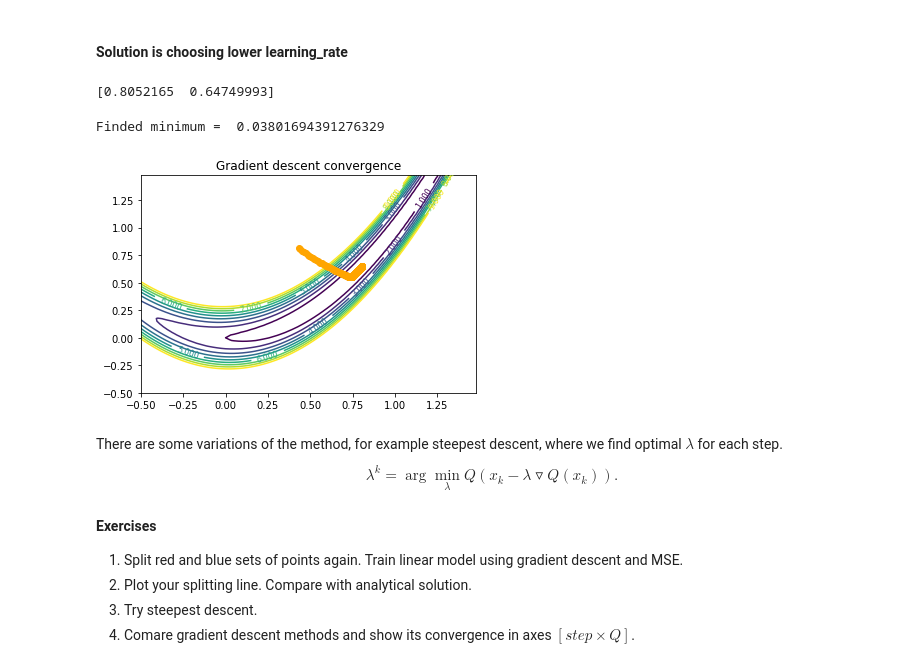
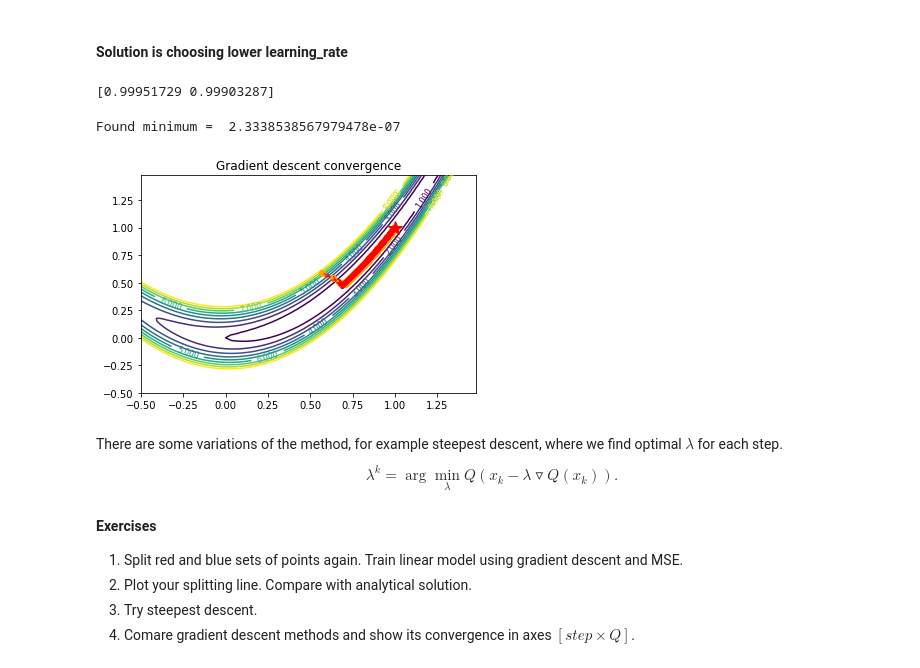
Before and after one commit to MR-Raven/Machine-Learning, a Jupyter notebook: Linear_models__gradient_descent.ipynb, the cells around one changed output. Saved outputs shown, nothing was run; the diff lists cells and outputs as text; code cells hidden in the pictures.

```diff
--- a/Linear_models__gradient_descent.ipynb
+++ b/Linear_models__gradient_descent.ipynb
@@ -327,22 +327,23 @@ def grad(features):
     y = features[1]
     return np.array([-2*(1-x) - 400*(y-x**2)*x, 200*(y-x**2)])
 # %%
-learning_rate = 0.0001
-iterations_num = 5000
+learning_rate = 0.001
+iterations_num = 15000
 
 points = np.zeros([iterations_num, 2])
 features = np.random.rand(2)
+print("Initialized:", features)
 for i in range(iterations_num):
     points[i] = features
     features = features - learning_rate*grad(features)
     #print(i, '-', features)
-print(features)
+print("Found:", features)
 # %% [output]
-[0.8052165  0.64749993]
+[0.99951729 0.99903287]
 # %%
-print("Finded minimum = ", foo(features[0], features[1]))
+print("Found minimum = ", foo(features[0], features[1]))
 # %% [output]
-Finded minimum =  0.03801694391276329
+Found minimum =  2.3338538567979478e-07
 # %%
 delta = 0.025
 x = np.arange(-0.5, 1.5, delta)
@@ -352,13 +353,21 @@ Z = foo(X, Y)
 # %%
 levels = np.arange(0, 10, 1)
 fig, ax = plt.subplots()
 CS = ax.contour(X, Y, Z, levels)
 ax.clabel(CS, inline=1, fontsize=8)
 ax.set_title('Gradient descent convergence')
 plt.plot(points[:, 0], points[:, 1], 'ro', color='orange')
+
+ax.plot(features[0], features[1], 'r*', markersize=15)
+
+for i in range(1, len(points) - 1):
+    ax.annotate('', xy=points[i], xytext=points[i-1],
+               arrowprops={'arrowstyle': '->', 'color': 'r', 'lw': 1},
+               va='center', ha='center')
+
 plt.show()
 # %% [output]
-[figure, old version]
+[figure, new version]
 # %% [markdown]
 There are some variations of the method, for example steepest descent, where we find optimal $\lambda$ for each step.
 $$\lambda^{k} = \arg\min_{\lambda}Q(x_k - \lambda\triangledown Q(x_k)).$$
```
Also changed, not shown: parts of 46 cells of this notebook.
